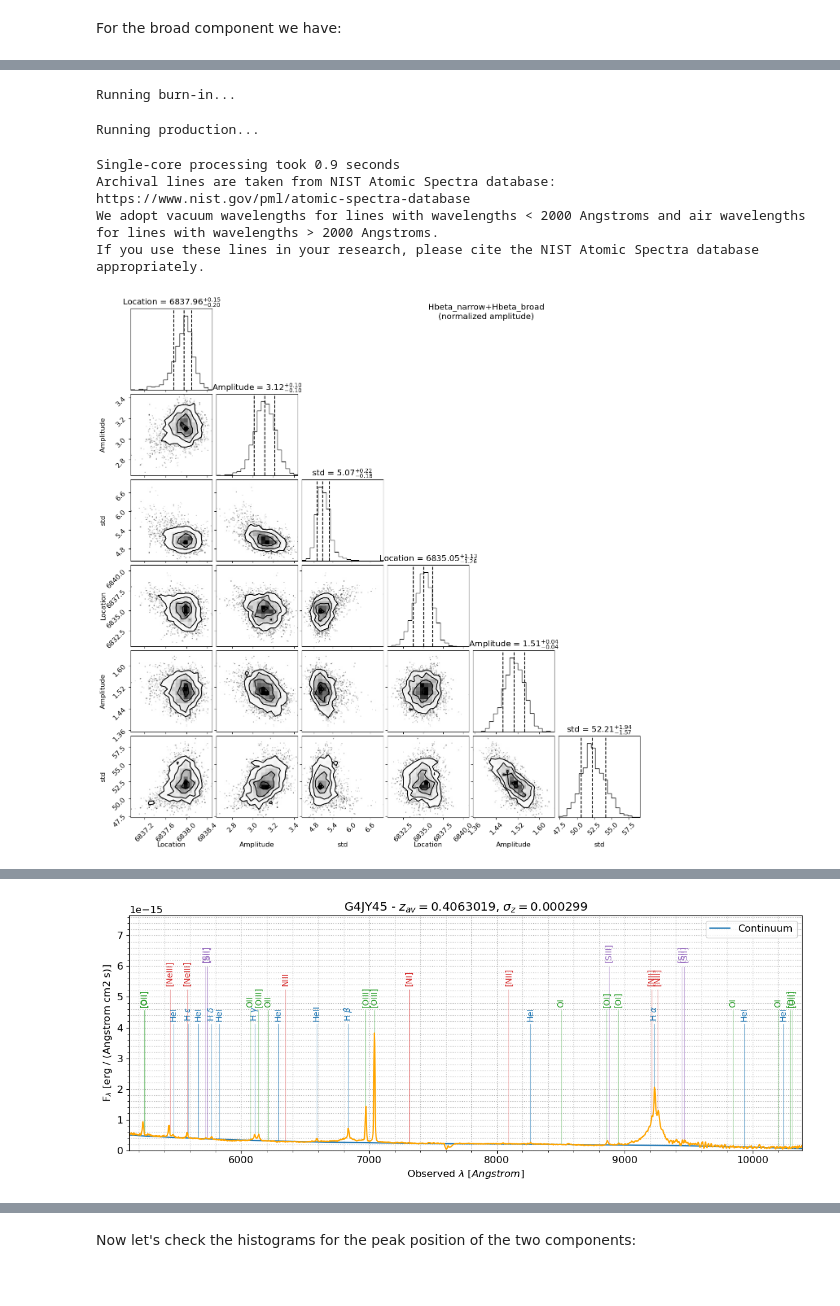
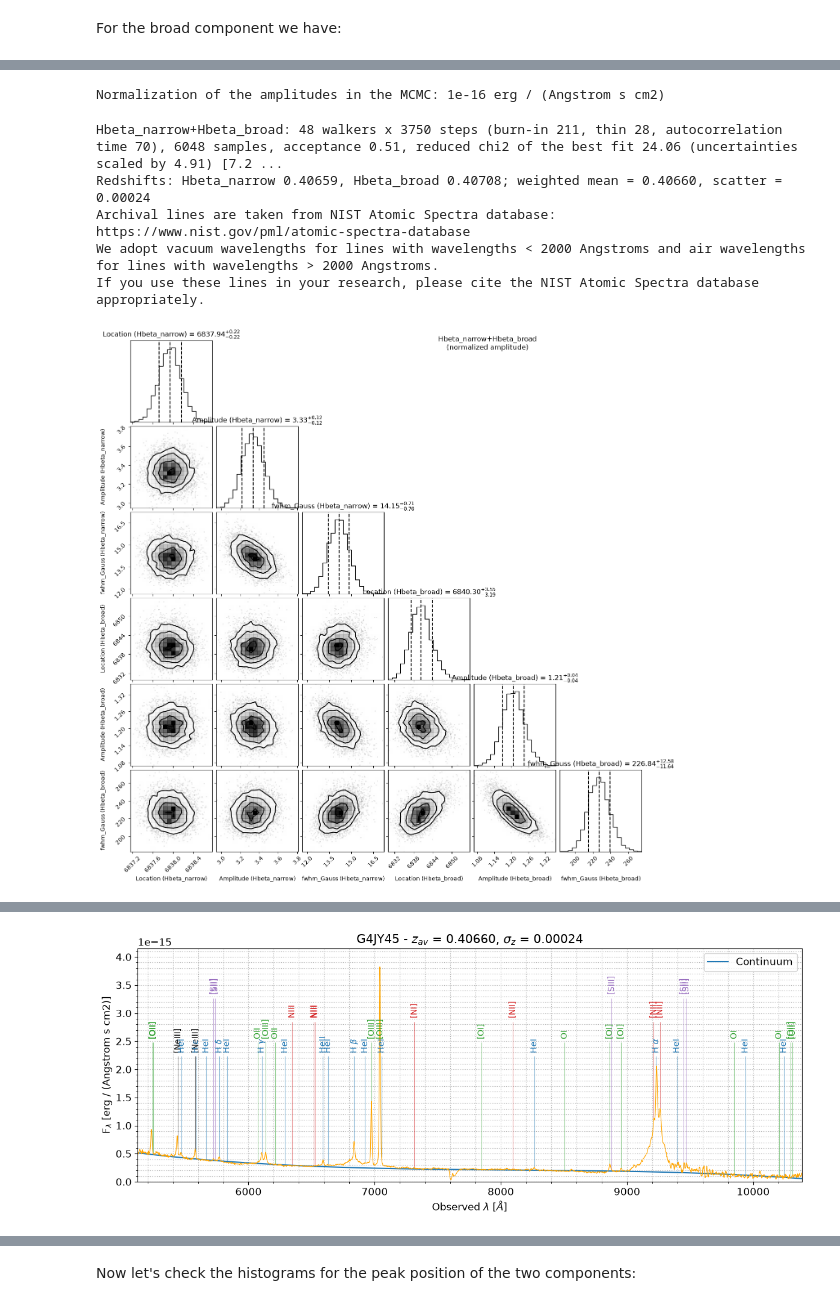
Before and after one commit to ranieremenezes/easyspec, a Jupyter notebook: tutorial/spectral_analysis_fitting_a_line_with_two_Gaussians.ipynb, the cells around one changed output, grey strips where cells are left out. Saved outputs shown, nothing was run; the diff lists cells and outputs as text; code cells hidden in the pictures.

```diff
--- a/tutorial/spectral_analysis_fitting_a_line_with_two_Gaussians.ipynb
+++ b/tutorial/spectral_analysis_fitting_a_line_with_two_Gaussians.ipynb
@@ -55,11 +80,11 @@ Hbeta_height = peak_heights[6].value
 # %% [markdown]
 The variables going into the fit_lines() function below can then be defined as:
 # %%
-# Hbeta with 2 components:
-wavelength_peak_positions_slice = [Hbeta_peak_position,Hbeta_peak_position]
-rest_frame_line_wavelengths = [4861.333,4861.333]  # We use the same value for the position of both components in the wavelength axis.
-line_names = ["Hbeta_narrow","Hbeta_broad"]
-peak_heights_slice = [Hbeta_height,Hbeta_height/2]  # Our initial guess for the broad component is smaller than for the narrow component.
-line_std_deviation_slice = [line_std_deviation[6],line_std_deviation[6]]
-which_models = ["Gaussian","Gaussian"] # Or simply which_models = "Gaussian"
-overplot_archival_lines = ["H","He","O","Ne","S","N"] # Type ["all"] to see all lines in our database.
+# H beta with 2 components, both starting at the position of the detected peak
+wavelength_peak_positions_slice = [Hbeta_peak_position, Hbeta_peak_position]
+rest_frame_line_wavelengths = [4861.333, 4861.333]      # both components are H beta (air wavelength)
+line_names = ["Hbeta_narrow", "Hbeta_broad"]
+peak_heights_slice = [Hbeta_height, Hbeta_height/2]     # initial guess: the broad component is fainter than the narrow one
+line_std_deviation_slice = [line_std_deviation[hbeta_index], line_std_deviation[hbeta_index]]
+which_models = ["Gaussian", "Gaussian"]                 # or simply which_models = "Gaussian"
+overplot_archival_lines = ["H", "He", "O", "Ne", "S", "N"]   # use ["all"] to see all the lines of the easyspec database
@@ -78,0 +104,7 @@ prior_height_narrow
+# %%
+# Height of H beta above the continuum (peak_heights is the total flux density at the peak, continuum included)
+continuum_at_Hbeta = continuum_baseline[np.argmin(np.abs(wavelengths.value - Hbeta_peak_position))]
+Hbeta_line_height = Hbeta_height - continuum_at_Hbeta
+
+prior_height_narrow = analysis.estimate_norm_height(flux_density, continuum_baseline, Hbeta_peak_position, Hbeta_line_height)
+prior_height_narrow
@@ -79,6 +113,6 @@ prior_height_narrow
 # %% [markdown]
 For the broad component we have:
 # %%
-prior_height_broad = analysis.estimate_norm_height(flux_density, continuum_baseline, Hbeta_peak_position, Hbeta_height/4)
+prior_height_broad = analysis.estimate_norm_height(flux_density, continuum_baseline, Hbeta_peak_position, Hbeta_line_height/4)
 prior_height_broad
 # %% [output]
@@ -88,6 +125,6 @@ So a reasonable range for the priors on component heights is **0.5 to 2 times**
 
 The manually defined priors are shown below:
 # %%
-priors = [[[Hbeta_peak_position-100,Hbeta_peak_position+70],[0.1*prior_height_narrow, 2*prior_height_narrow],[2,20]], # narrow component
-          [[Hbeta_peak_position-100,Hbeta_peak_position+70],[0.1*prior_height_broad, 2*prior_height_broad],[30,70]]] # broad component
+priors = [[[Hbeta_peak_position-200, Hbeta_peak_position+100], [0.1*prior_height_narrow, 2*prior_height_narrow], [2, 30]],     # narrow component
+          [[Hbeta_peak_position-230, Hbeta_peak_position+100], [0.1*prior_height_broad, 4*prior_height_broad], [50, 400]]]    # broad component
 # %% [markdown]
@@ -103,16 +139,21 @@ In my case, I had to try four times before finding a suitable set of priors for
 
 Ok, now we use the priors plus the other variables defined above in the function fit_lines() to fit both components:
 # %%
-par_values_list , par_values_errors_list ,par_names_list, samples_list, line_windows = analysis.fit_lines(wavelengths,
-                    flux_density, continuum_baseline, wavelength_peak_positions_slice, rest_frame_line_wavelengths,
-                    peak_heights_slice, line_std_deviation_slice, blended_line_min_separation = 70, which_models=which_models,
-                    line_names = line_names, overplot_archival_lines = overplot_archival_lines, priors = priors,
-                    MCMC_walkers = 100, MCMC_iterations = 100, plot_spec = True, plot_MCMC = True, save_results=True)
+par_values_list, par_values_errors_list, par_names_list, samples_list, line_windows = analysis.fit_lines(
+    wavelengths, flux_density, continuum_baseline,
+    wavelength_peak_positions_slice, rest_frame_line_wavelengths, peak_heights_slice, line_std_deviation_slice,
+    blended_line_min_separation=70,          # the two components (at the same position) are fitted together
+    which_models=which_models,
+    line_names=line_names,
+    overplot_archival_lines=overplot_archival_lines,
+    priors=priors,
+    MCMC_walkers="auto", MCMC_iterations="auto", MCMC_burn_in="auto",   # runs until the chains converge
+    plot_spec=True, plot_MCMC=True, save_results=True)
 # %% [output]
-Running burn-in...
+Normalization of the amplitudes in the MCMC: 1e-16 erg / (Angstrom s cm2)
-Running production...
+Hbeta_narrow+Hbeta_broad: 48 walkers x 3750 steps (burn-in 211, thin 28, autocorrelation time 70), 6048 samples, acceptance 0.51, reduced chi2 of the best fit 24.06 (uncertainties scaled by 4.91) [7.2 ...
+Redshifts: Hbeta_narrow 0.40659, Hbeta_broad 0.40708; weighted mean = 0.40660, scatter = 0.00024
+Archival lines are taken from NIST Atomic Spectra database: https://www.nist.gov/pml/atomic-spectra-database
+We adopt vacuum wavelengths for lines with wavelengths < 2000 Angstroms and air wavelengths for lines with wavelengths > 2000 Angstroms.
+If you use these lines in your research, please cite the NIST Atomic Spectra database appropriately.
-Single-core processing took 0.9 seconds
-Archival lines are taken from NIST Atomic Spectra database: https://www.nist.gov/pml/atomic-spectra-database
-We adopt vacuum wavelengths for lines with wavelengths < 2000 Angstroms and air wavelengths for lines with wavelengths > 2000 Angstroms.
-If you use these lines in your research, please cite the NIST Atomic Spectra database appropriately.
-[figure, old version]
+[figure, new version]
@@ -121,2 +162,2 @@ If you use these lines in your research, please cite the NIST Atomic Spectra dat
-[figure, old version]
+[figure, new version]
 # %% [markdown]
```
Also changed, not shown: parts of 43 cells of this notebook, 13 other files.
